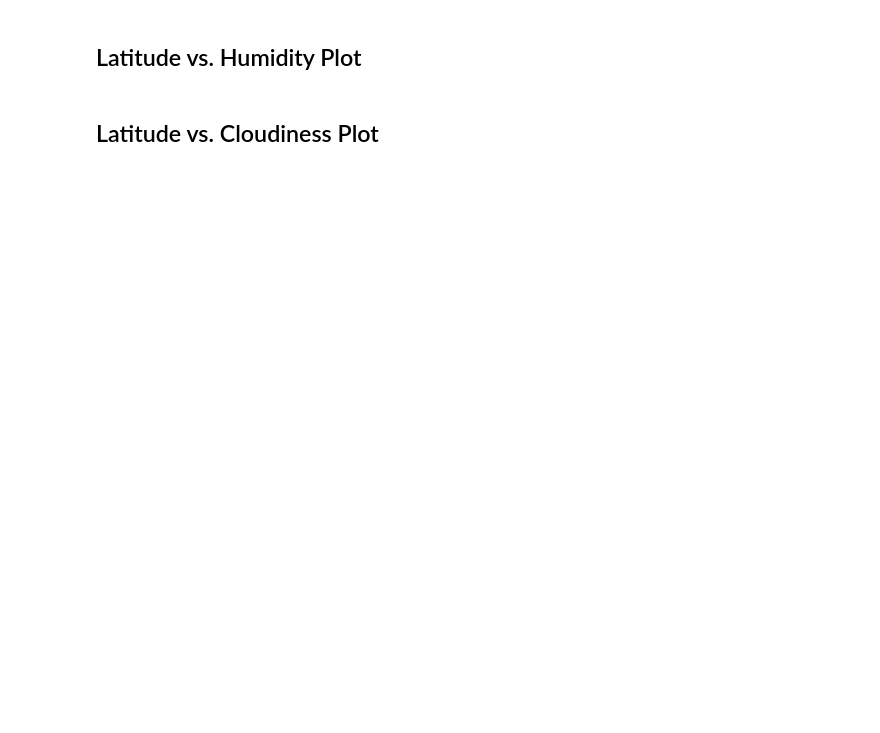
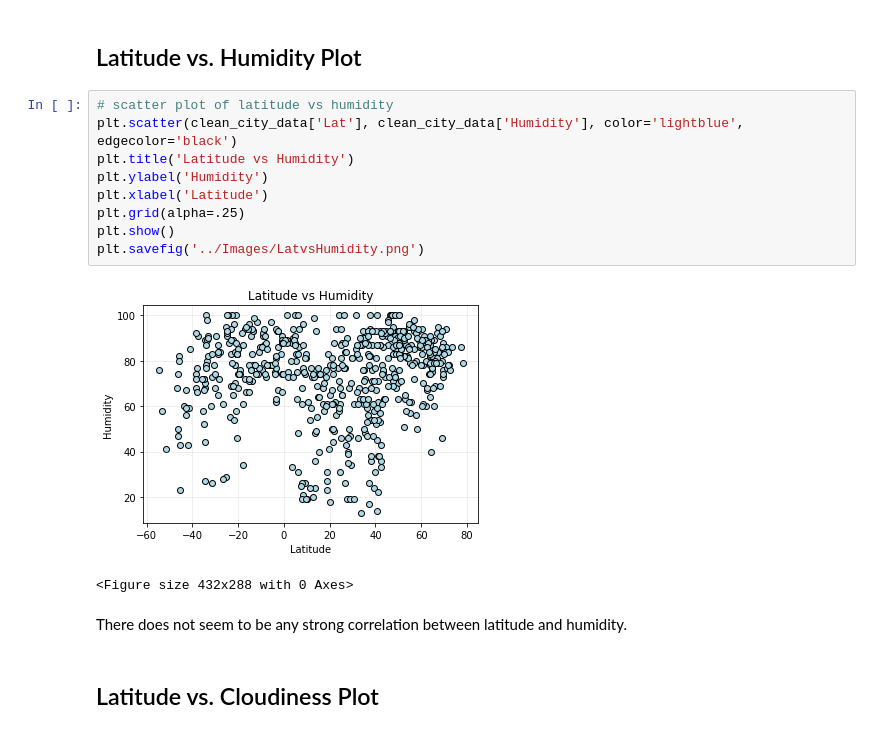
Before and after one commit to shaff183/python-api-challenge, a Jupyter notebook: WeatherPy/WeatherPy.ipynb, the cells around one changed output. Drawn from its saved outputs; the diff is of its cells as text; blank space fills up the shorter version.

```diff
--- a/WeatherPy/WeatherPy.ipynb
+++ b/WeatherPy/WeatherPy.ipynb
@@ -182,4 +194,18 @@ plt.title('Latitude vs Temperature')
 # %% [markdown]
 ## Latitude vs. Humidity Plot
+# %%
+# scatter plot of latitude vs humidity
+plt.scatter(clean_city_data['Lat'], clean_city_data['Humidity'], color='lightblue', edgecolor='black')
+plt.title('Latitude vs Humidity')
+plt.ylabel('Humidity')
+plt.xlabel('Latitude')
+plt.grid(alpha=.25)
+plt.show()
+plt.savefig('../Images/LatvsHumidity.png')
+# %% [output]
+[figure, added]
+<Figure size 432x288 with 0 Axes>
+# %% [markdown]
+There does not seem to be any strong correlation between latitude and humidity.
 # %% [markdown]
 ## Latitude vs. Cloudiness Plot
```
Also changed, not shown: parts of 12 cells of this notebook, 6 other files.
